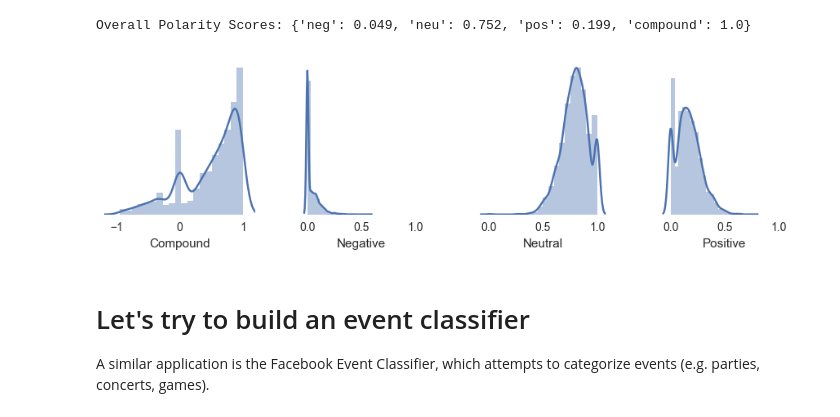
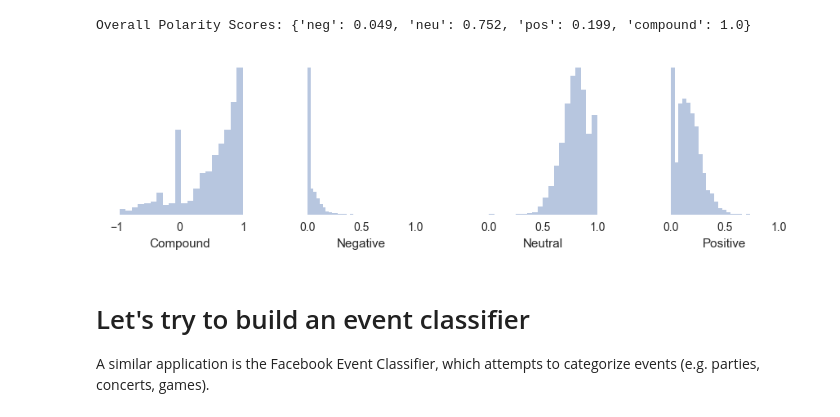
Before and after one commit to nikitabu/Playa_Events, a Jupyter notebook: Playa_Events_2017.ipynb, the cells around one changed output. Cells and saved outputs as stored; diff of their text form; code cells hidden in the pictures.

```diff
--- a/Playa_Events_2017.ipynb
+++ b/Playa_Events_2017.ipynb
@@ -235,3 +235,17 @@ print('Mean Average Word Count = ' + str(len(text.split())/len(df.Description.va
 Character Count = 1057949
 Total Word Count = 179280
 Mean Average Word Count = 48.71739130434783
+# %%
+fig = plt.figure(figsize=(8, 3), dpi=100);
+
+axes1 = fig.add_subplot(121);axes2 = fig.add_subplot(122);
+
+sns.distplot([len(event)         for event in list(df.Description.values.astype(str))], ax=axes1, kde=False, bins=20, color='blue', axlabel='Characters')
+sns.distplot([len(event.split()) for event in list(df.Description.values.astype(str))], ax=axes2, kde=False, bins=20, color='blue', axlabel='Words')
+
+axes1.set_xlim(0, 2000);
+axes2.set_xlim(0, 300);
+
+axes1.set_yticks([]);axes2.set_yticks([]);
+axes1.grid(False);axes2.grid(False);
+axes1.set_facecolor('white');axes2.set_facecolor('white');
@@ -553,30 +569,25 @@ Overall Polarity Scores: {'neg': 0.049, 'neu': 0.752, 'pos': 0.199, 'compound':
 # %%
 fig = plt.figure(figsize=(11, 2.5), dpi=100);
 
 axes1 = fig.add_subplot(141);axes2 = fig.add_subplot(142);axes3 = fig.add_subplot(143);axes4 = fig.add_subplot(144);
 
-sns.distplot([event['compound'] for event in polarity_scores], ax=axes1, bins=20, axlabel='Compound')
-sns.distplot([event['neg']      for event in polarity_scores], ax=axes2, bins=20, axlabel='Negative')
-sns.distplot([event['neu']      for event in polarity_scores], ax=axes3, bins=20, axlabel='Neutral')
-sns.distplot([event['pos']      for event in polarity_scores], ax=axes4, bins=20, axlabel='Positive')
+sns.distplot([event['compound'] for event in polarity_scores], ax=axes1, kde=False, bins=20, axlabel='Compound')
+sns.distplot([event['neg']      for event in polarity_scores], ax=axes2, kde=False, bins=20, axlabel='Negative')
+sns.distplot([event['neu']      for event in polarity_scores], ax=axes3, kde=False, bins=20, axlabel='Neutral')
+sns.distplot([event['pos']      for event in polarity_scores], ax=axes4, kde=False, bins=20, axlabel='Positive')
 
 axes1.set_xlim(-1.2, 1.2);
 axes2.set_xlim(-0.2, 1.2);
 axes3.set_xlim(-0.2, 1.2);
 axes4.set_xlim(-0.2, 1.2);
 
-axes1.set_ylim(0, 2);
-axes2.set_ylim(0, 25);
-axes3.set_ylim(0, 3.5);
-axes4.set_ylim(0, 5);
-
 axes1.set_yticks([]);axes2.set_yticks([]);axes3.set_yticks([]);axes4.set_yticks([]);
 
 axes1.grid(False);axes2.grid(False);axes3.grid(False);axes4.grid(False);
 
 axes1.set_facecolor('white');axes2.set_facecolor('white');axes3.set_facecolor('white');axes4.set_facecolor('white');
 # %% [output]
-[figure, old version]
+[figure, new version]
 # %% [markdown]
 # Let's try to build an event classifier
 
```
Also changed, not shown: parts of 1 cell of this notebook.
